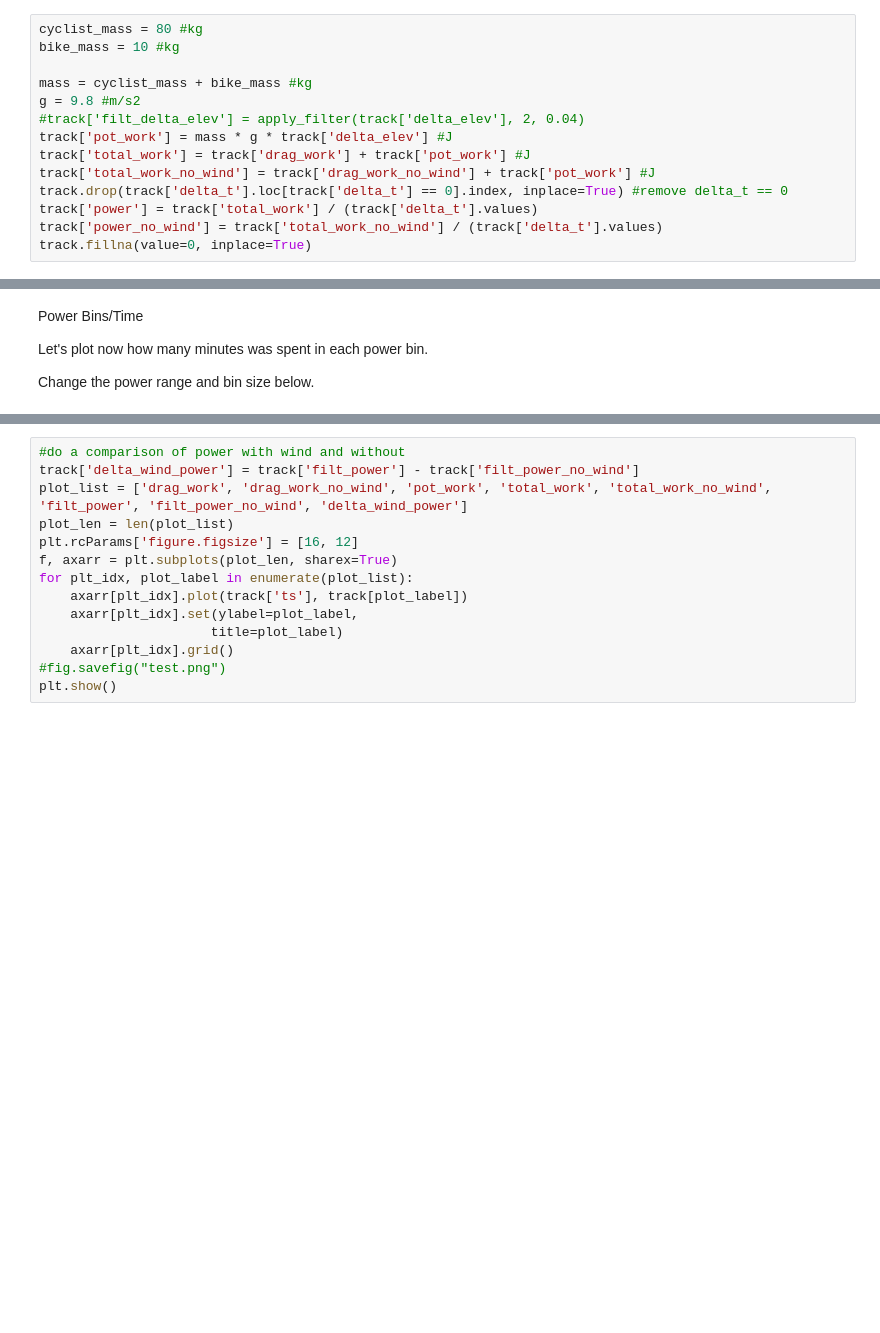
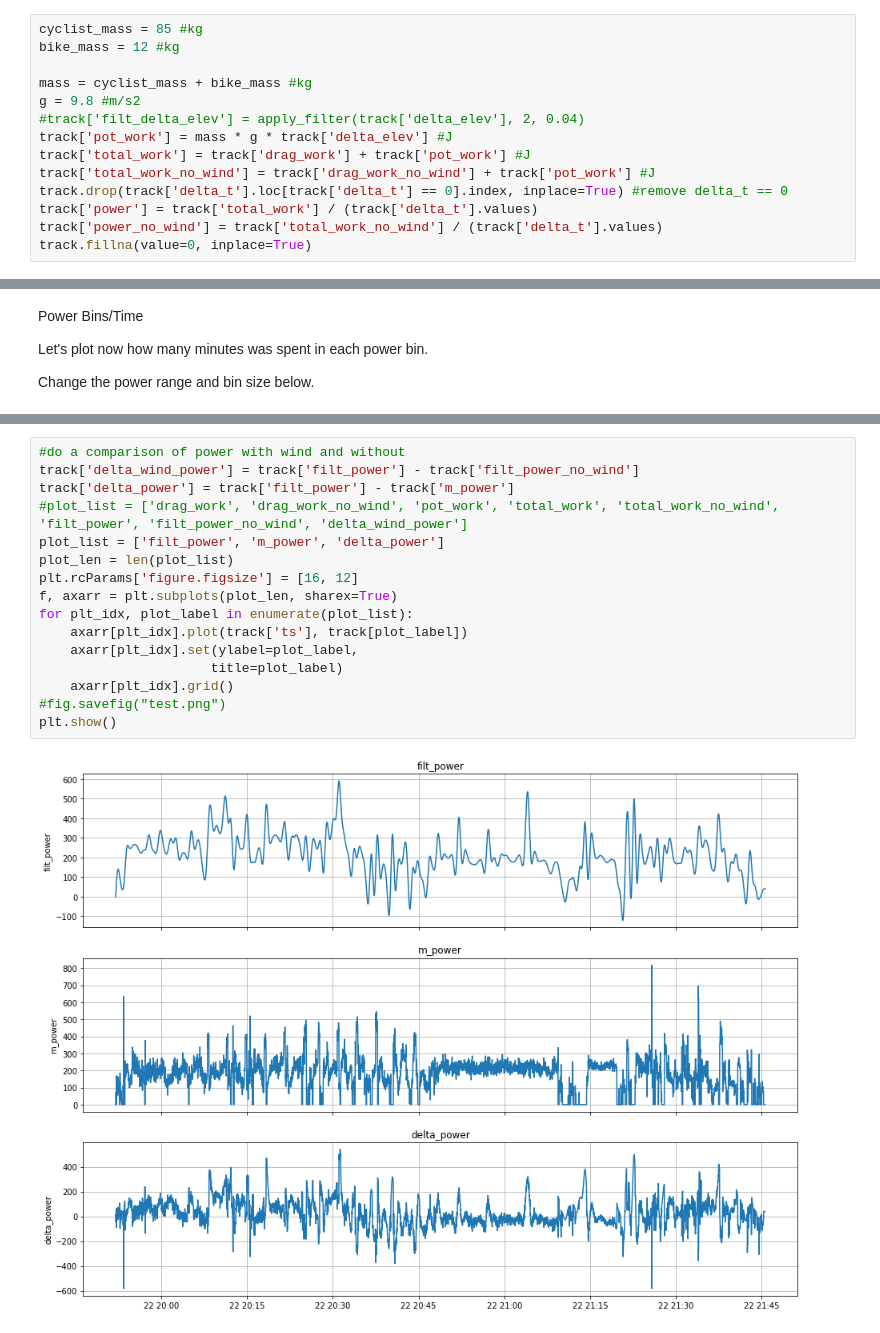
Before and after one commit to acelere/wind_ride_power, a Jupyter notebook: gpx_parser_v11.ipynb, the cells around one changed output, grey strips where cells are left out. Cells and saved outputs as stored; diff of their text form; blank space fills up the shorter version.

```diff
--- a/gpx_parser_v11.ipynb
+++ b/gpx_parser_v11.ipynb
@@ -805,8 +865,8 @@ Calculates the potential energy work
 
 Todo: interface for cyclist and bike mass
 # %%
-cyclist_mass = 80 #kg
-bike_mass = 10 #kg
+cyclist_mass = 85 #kg
+bike_mass = 12 #kg
 
 mass = cyclist_mass + bike_mass #kg
 g = 9.8 #m/s2
@@ -995,14 +1094,18 @@ track['power_bin'] = pd.cut(track['power'], power_bins)
 # %%
 #do a comparison of power with wind and without
 track['delta_wind_power'] = track['filt_power'] - track['filt_power_no_wind']
-plot_list = ['drag_work', 'drag_work_no_wind', 'pot_work', 'total_work', 'total_work_no_wind', 'filt_power', 'filt_power_no_wind', 'delta_wind_power']
+track['delta_power'] = track['filt_power'] - track['m_power']
+#plot_list = ['drag_work', 'drag_work_no_wind', 'pot_work', 'total_work', 'total_work_no_wind', 'filt_power', 'filt_power_no_wind', 'delta_wind_power']
+plot_list = ['filt_power', 'm_power', 'delta_power']
 plot_len = len(plot_list)
 plt.rcParams['figure.figsize'] = [16, 12]
 f, axarr = plt.subplots(plot_len, sharex=True)
 for plt_idx, plot_label in enumerate(plot_list):
     axarr[plt_idx].plot(track['ts'], track[plot_label])
     axarr[plt_idx].set(ylabel=plot_label,
                       title=plot_label)
     axarr[plt_idx].grid()
 #fig.savefig("test.png")
 plt.show()
+# %% [output]
+[figure, added]
```
Also changed, not shown: parts of 22 cells of this notebook, 1 other file.
